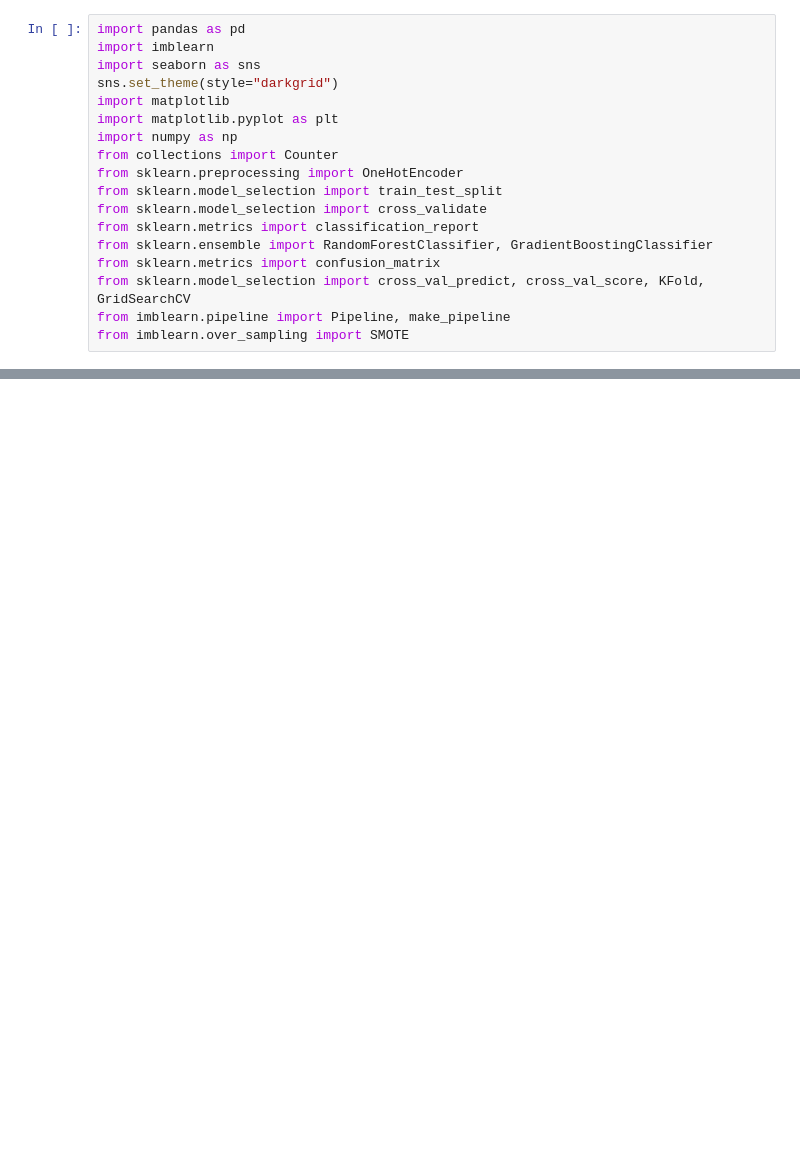
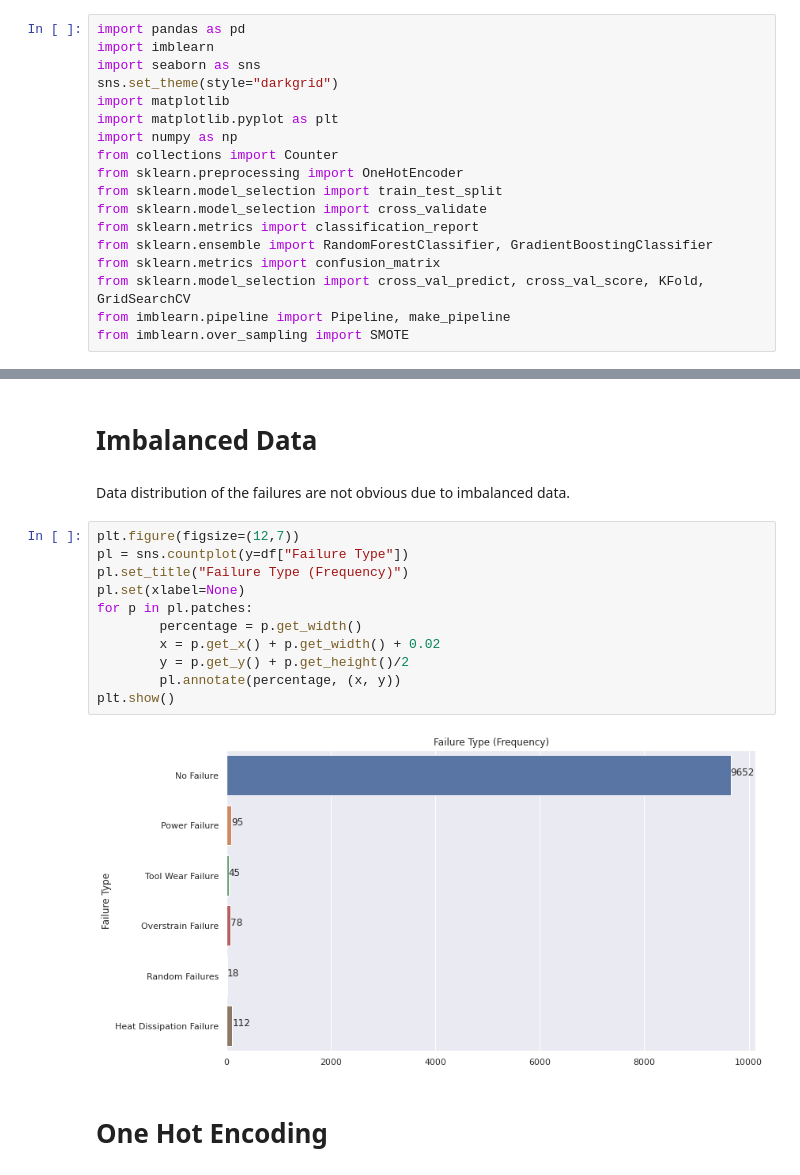
Before and after one commit to badreddine124/Predictive_Maintenance_Problem, a Jupyter notebook: predictive-maintenance (multi-classes).ipynb, the cells around one changed output, grey strips where cells are left out. Drawn from its saved outputs; the diff is of its cells as text; blank space fills up the shorter version.

```diff
--- a/predictive-maintenance (multi-classes).ipynb
+++ b/predictive-maintenance (multi-classes).ipynb
@@ -87,0 +273,21 @@ plt.show()
+# %% [markdown]
+<a id="imbalanced-data"></a>
+# Imbalanced Data
+# %% [markdown]
+Data distribution of the failures are not obvious due to imbalanced data.
+# %%
+plt.figure(figsize=(12,7))
+pl = sns.countplot(y=df["Failure Type"])
+pl.set_title("Failure Type (Frequency)")
+pl.set(xlabel=None)
+for p in pl.patches:
+        percentage = p.get_width()
+        x = p.get_x() + p.get_width() + 0.02
+        y = p.get_y() + p.get_height()/2
+        pl.annotate(percentage, (x, y))
+plt.show()
+# %% [output]
+[figure, added]
+# %% [markdown]
+<a id="encoding"></a>
+# One Hot Encoding
```
Also changed, not shown: parts of 96 cells of this notebook.
